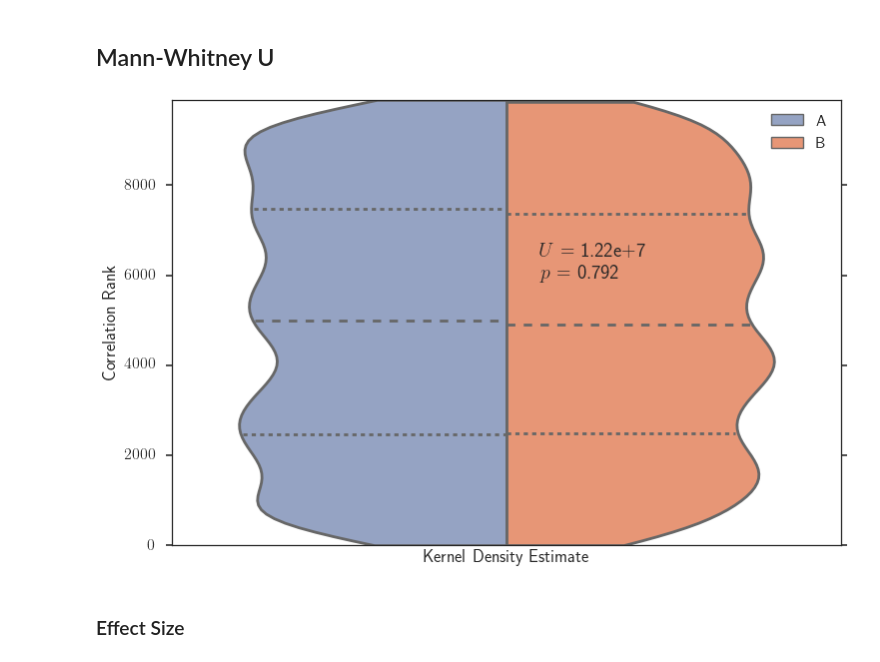
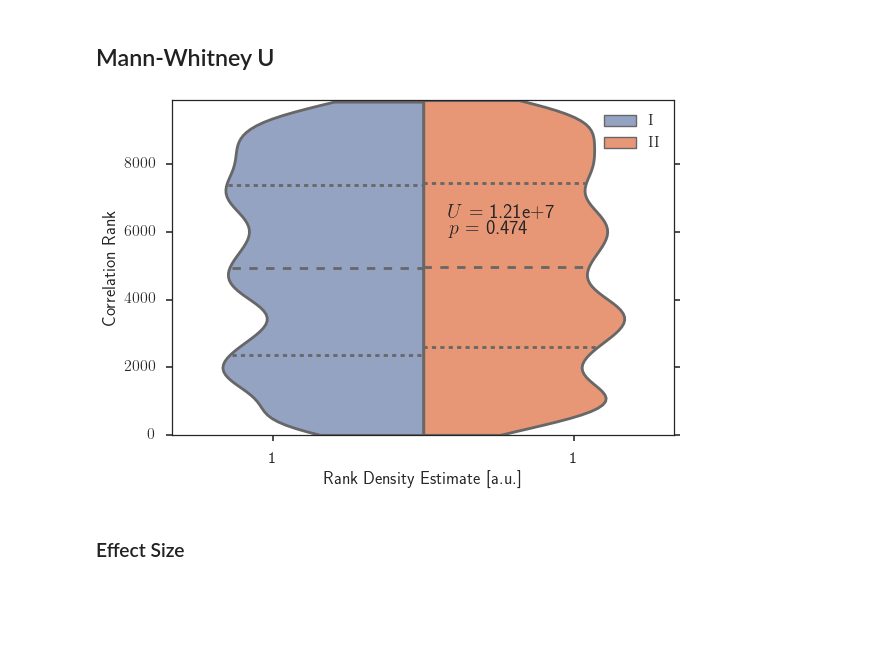
Before and after one commit to rgutzen/ValidationTools, a Jupyter notebook: Method_Section_images.ipynb, the cells around one changed output. Saved outputs shown, nothing was run; the diff lists cells and outputs as text; code cells hidden in the pictures; blank space fills up the shorter version.

```diff
--- a/Method_Section_images.ipynb
+++ b/Method_Section_images.ipynb
@@ -69,7 +71,7 @@ rasterplot(model_A.spiketrains + model_B.spiketrains, ax=ax, key_list=['Model',
 # %%
-from networkunit.tests.base_tests import correlation_test, model2model_test
+# from networkunit.tests.base_tests import correlation_test, model2model_test
 
-class m2m_cov_kl_test_2msbins_100sample(correlation_test, model2model_test):
+class m2m_cov_kl_test_2msbins_100sample(tests.correlation_dist_test, tests.model2model_test):
     score_type = scores.kl_divergence
     params = {'max_subsamplesize': 100,
               'align_to_0' : True,
@@ -80,11 +82,12 @@ class m2m_cov_kl_test_2msbins_100sample(correlation_test, model2model_test):
 test = m2m_cov_kl_test_2msbins_100sample(model_B)
 
 sns.set(style='ticks', palette='Set2', context='poster')
-fig, ax = plt.subplots(nrows=1, ncols=1, figsize=(8,7))
+fig, ax = plt.subplots(nrows=1, ncols=1, figsize=(6,6))
 fig.tight_layout()
 sns.despine()
 
-test.visualize_sample(model_A, ax=ax, sample_names=['B','A'], var_name='Correlation Coefficient')
+test.visualize_samples(model_A, ax=ax, sample_names=['B','A'], var_name='Correlation Coefficient')
+ax.legend([r'$\mathrm{II}$',r'$\mathrm{I}$'])
 
-# plt.savefig('/home/robin/Sciebo/Documents/Thesis/Figures/dist_method_test_data.png')
+plt.savefig('/home/robin/Sciebo/Documents/Thesis/Figures/dist_method_test_data.pdf', bbox_inches='tight')
 # %% [output]
@@ -93,9 +95,9 @@ test.visualize_sample(model_A, ax=ax, sample_names=['B','A'], var_name='Correlat
 # %% [markdown]
 ## Kullback Leibler Divergence
 # %%
-from networkunit.tests.base_tests import correlation_test, model2model_test
+# from networkunit.tests.base_tests import correlation_test, model2model_test
 
-class m2m_cov_kl_test_2msbins_100sample(correlation_test, model2model_test):
+class m2m_cov_kl_test_2msbins_100sample(tests.correlation_dist_test, tests.model2model_test):
     score_type = scores.kl_divergence
     params = {'max_subsamplesize': 100,
               'align_to_0' : True,
@@ -129,9 +130,9 @@ ax.legend([h[0],h[1],h[2]], [l[0],l[1],r'$\frac{d}{dx} D_\mathrm{KL}$'])
 # %% [markdown]
 ## Kolmogorov Smirnov Distance
 # %%
-from networkunit.tests.base_tests import correlation_test, model2model_test
+# from networkunit.tests.base_tests import correlation_test, model2model_test
 
-class m2m_cov_kl_test_2msbins_100sample(correlation_test, model2model_test):
+class m2m_cov_kl_test_2msbins_100sample(tests.correlation_dist_test, tests.model2model_test):
     score_type = scores.ks_distance
     params = {'max_subsamplesize': 100,
               'align_to_0' : True,
@@ -168,9 +186,9 @@ ax.set_ylabel('Cumulative Density Function')
 # %% [markdown]
 ## Mann-Whitney U
 # %%
-from networkunit.tests.base_tests import correlation_test, model2model_test
+# from networkunit.tests.base_tests import correlation_test, model2model_test
 
-class m2m_cov_kl_test_2msbins_100sample(correlation_test, model2model_test):
+class m2m_cov_kl_test_2msbins_100sample(tests.correlation_dist_test, tests.model2model_test):
     score_type = scores.mwu_statistic
     params = {'max_subsamplesize': 100,
               'align_to_0' : True,
@@ -182,24 +200,33 @@ test = m2m_cov_kl_test_2msbins_100sample(model_A)
 # %%
 from mpl_toolkits.axes_grid1.inset_locator import inset_axes
 from networkunit.scores import to_precision
 
 sns.set(style='ticks', palette='Set2', context='poster')
-fig, ax = plt.subplots(nrows=1, ncols=1, figsize=(12,8))
+fig, ax = plt.subplots(nrows=1, ncols=1, figsize=(9,6))
 # fig.tight_layout()
 
-test.visualize_score(model=model_B, ax=ax, var_name='Correlation',
-                     sample_names=['A','B']);
+model_A.name = r'$\mathrm{I}$'
+model_B.name = r'$\mathrm{II}$'
+
+test.visualize_score(model_B, ax=ax, var_name='Correlation')
+L=plt.legend()
+L.get_texts()[0].set_text(r'$\mathrm{I}$')
+
+ax.tick_params(axis='x', which='both', bottom='on', top='off', labelbottom='on')
+ax.set_xticks([-.3,.3])
+ax.set_xticklabels(['1','1'])
+ax.set_xlabel('Rank Density Estimate [a.u.]')
 
 score = test.judge(model_B)
 
 ax.text(.55, .65, r'$U$ = ' + '{}'.format(to_precision(score.score,3)),
         fontsize=20, transform=ax.transAxes)
 ax.text(.55, .6, r'$p$ = ' + '{:.3f}'.format(score.pvalue),
         fontsize=20, transform=ax.transAxes)
 
-plt.savefig('/home/robin/Sciebo/Documents/Thesis/Figures/MWU_example.png')
+plt.savefig('/home/robin/Sciebo/Documents/Thesis/Figures/MWU_example.pdf', bbox_inches='tight')
 # %% [output]
-[figure, old version]
+[figure, new version]
 # %% [markdown]
 ### Effect Size
 # %%
```
Also changed, not shown: parts of 10 cells of this notebook, 6 other files.
